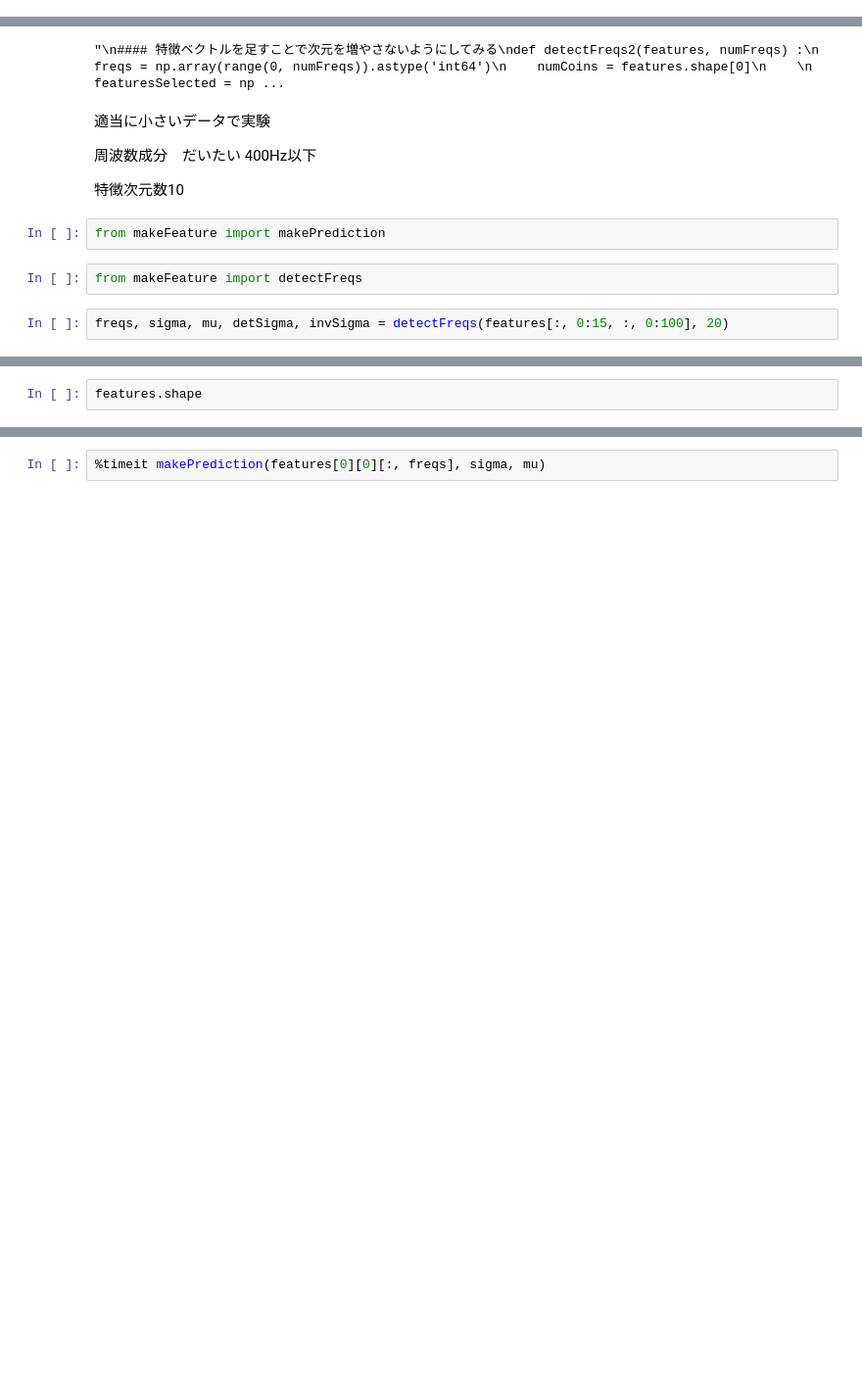
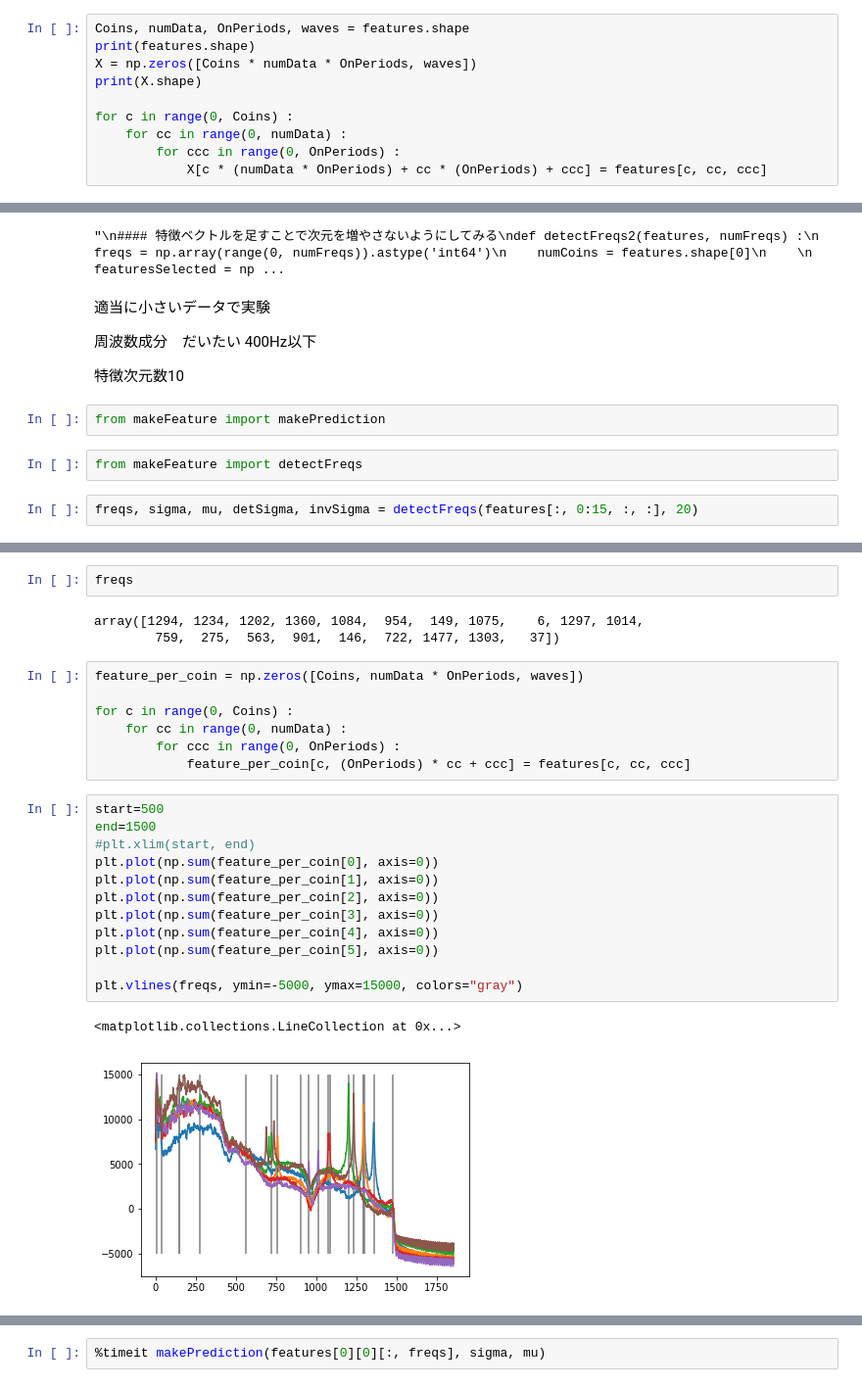
Before and after one commit to NaitoJunpei/speech, a Jupyter notebook: 音声入力cython.ipynb, the cells around one changed output, grey strips where cells are left out. Shown at 98% size. Cells and saved outputs as stored; diff of their text form; blank space fills up the shorter version.

```diff
--- a/音声入力cython.ipynb
+++ b/音声入力cython.ipynb
@@ -49,0 +70,10 @@ for coinIndex, coin in enumerate(coins) :
+# %%
+Coins, numData, OnPeriods, waves = features.shape
+print(features.shape)
+X = np.zeros([Coins * numData * OnPeriods, waves])
+print(X.shape)
+
+for c in range(0, Coins) :
+    for cc in range(0, numData) :
+        for ccc in range(0, OnPeriods) :
+            X[c * (numData * OnPeriods) + cc * (OnPeriods) + ccc] = features[c, cc, ccc]
@@ -162,7 +211,7 @@ from makeFeature import makePrediction
 # %%
 from makeFeature import detectFreqs
 # %%
-freqs, sigma, mu, detSigma, invSigma = detectFreqs(features[:, 0:15, :, 0:100], 20)
+freqs, sigma, mu, detSigma, invSigma = detectFreqs(features[:, 0:15, :, :], 20)
 # %% [output]
 preparation
 main loop start
@@ -184,2 +233,27 @@ major loop
-# %%
-features.shape
+# %%
+freqs
+# %% [output]
+array([1294, 1234, 1202, 1360, 1084,  954,  149, 1075,    6, 1297, 1014,
+        759,  275,  563,  901,  146,  722, 1477, 1303,   37])
+# %%
+feature_per_coin = np.zeros([Coins, numData * OnPeriods, waves])
+
+for c in range(0, Coins) :
+    for cc in range(0, numData) :
+        for ccc in range(0, OnPeriods) :
+            feature_per_coin[c, (OnPeriods) * cc + ccc] = features[c, cc, ccc]
+# %%
+start=500
+end=1500
+#plt.xlim(start, end)
+plt.plot(np.sum(feature_per_coin[0], axis=0))
+plt.plot(np.sum(feature_per_coin[1], axis=0))
+plt.plot(np.sum(feature_per_coin[2], axis=0))
+plt.plot(np.sum(feature_per_coin[3], axis=0))
+plt.plot(np.sum(feature_per_coin[4], axis=0))
+plt.plot(np.sum(feature_per_coin[5], axis=0))
+
+plt.vlines(freqs, ymin=-5000, ymax=15000, colors="gray")
+# %% [output]
+<matplotlib.collections.LineCollection at 0x...>
+[figure, added]
```
Also changed, not shown: parts of 39 cells of this notebook.
